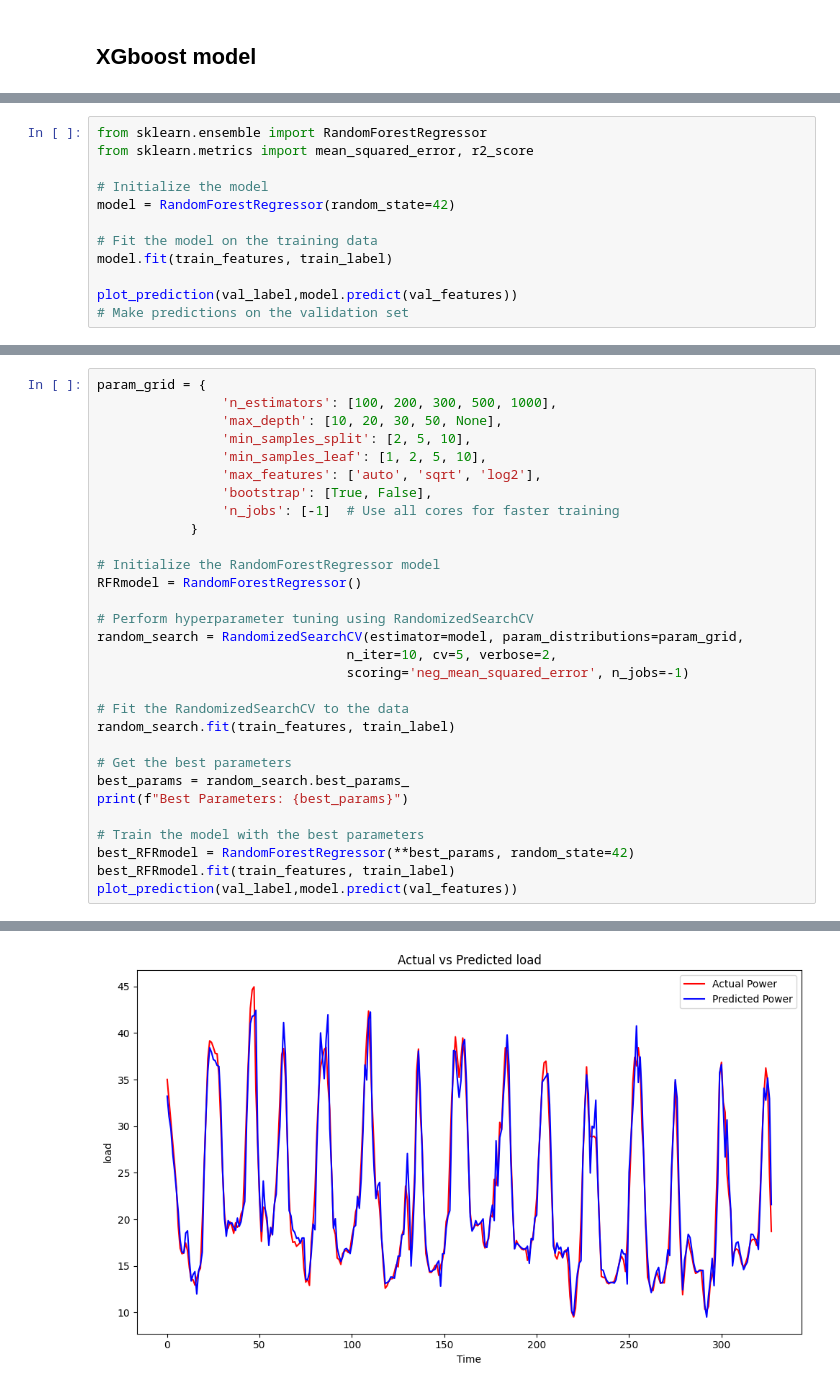
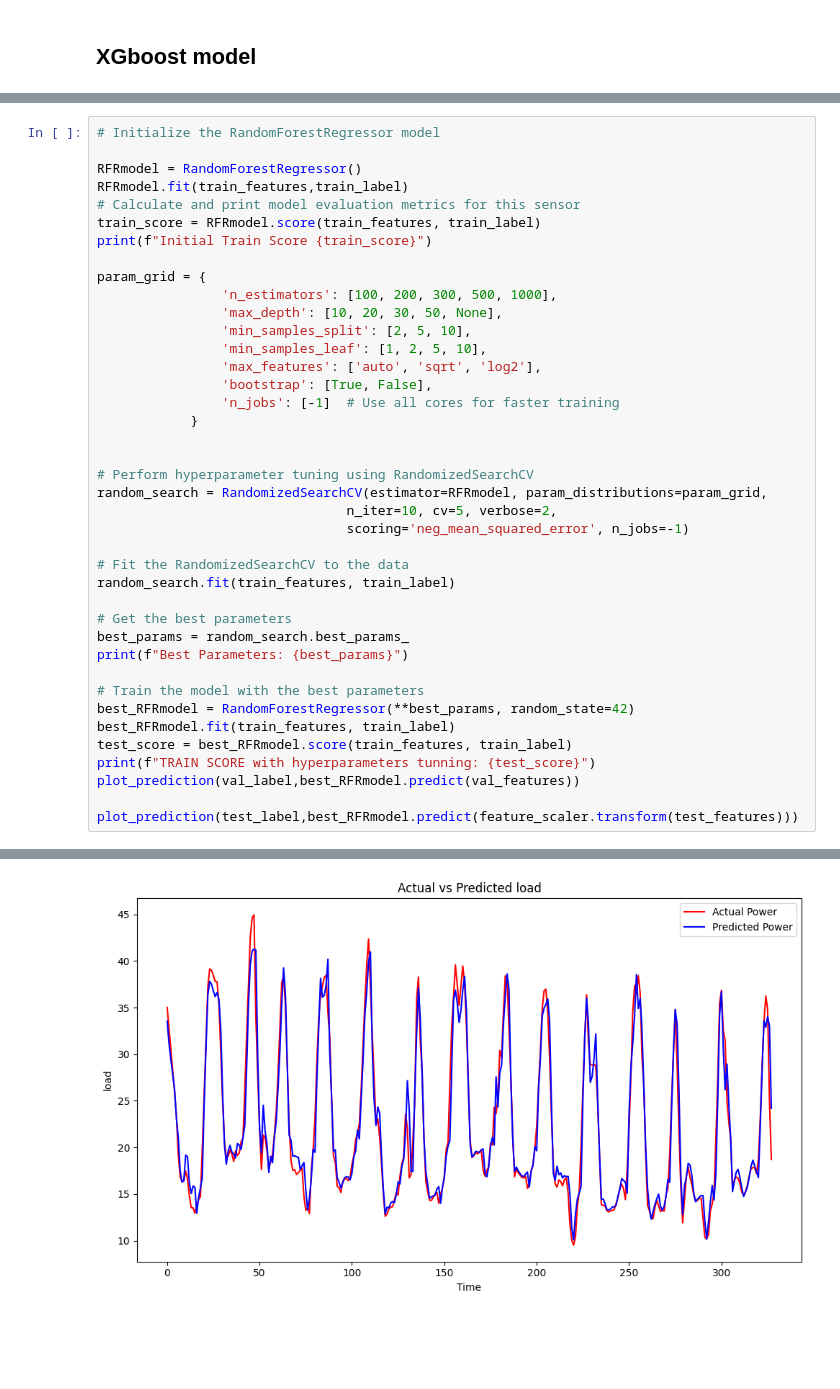
Before and after one commit to Harshvardhan1407/TensorFlow, a Jupyter notebook: load_prediction.ipynb, the cells around one changed output, grey strips where cells are left out. Saved outputs shown, nothing was run; the diff lists cells and outputs as text; blank space fills up the shorter version.

Commit message:
load prediction

```diff
--- a/load_prediction.ipynb
+++ b/load_prediction.ipynb
@@ -988,12 +910,0 @@ Stacked Model R² Score: 0.5424102528257224
-# %%
-from sklearn.ensemble import RandomForestRegressor
-from sklearn.metrics import mean_squared_error, r2_score
-
-# Initialize the model
-model = RandomForestRegressor(random_state=42)
-
-# Fit the model on the training data
-model.fit(train_features, train_label)
-
-plot_prediction(val_label,model.predict(val_features))
-# Make predictions on the validation set
@@ -1006,4 +913,12 @@ R-squared: 0.9530859840571774
 # %%
+# Initialize the RandomForestRegressor model
+
+RFRmodel = RandomForestRegressor()
+RFRmodel.fit(train_features,train_label)
+# Calculate and print model evaluation metrics for this sensor
+train_score = RFRmodel.score(train_features, train_label)
+print(f"Initial Train Score {train_score}")
+
 param_grid = {
                 'n_estimators': [100, 200, 300, 500, 1000],
                 'max_depth': [10, 20, 30, 50, None],
@@ -1014,11 +929,9 @@ param_grid = {
                 'n_jobs': [-1]  # Use all cores for faster training
             }
 
-# Initialize the RandomForestRegressor model
-RFRmodel = RandomForestRegressor()
 
 # Perform hyperparameter tuning using RandomizedSearchCV
-random_search = RandomizedSearchCV(estimator=model, param_distributions=param_grid,
+random_search = RandomizedSearchCV(estimator=RFRmodel, param_distributions=param_grid,
                                 n_iter=10, cv=5, verbose=2,
                                 scoring='neg_mean_squared_error', n_jobs=-1)
 
@@ -1032,5 +945,9 @@ print(f"Best Parameters: {best_params}")
 # Train the model with the best parameters
 best_RFRmodel = RandomForestRegressor(**best_params, random_state=42)
 best_RFRmodel.fit(train_features, train_label)
-plot_prediction(val_label,model.predict(val_features))
+test_score = best_RFRmodel.score(train_features, train_label)
+print(f"TRAIN SCORE with hyperparameters tunning: {test_score}")
+plot_prediction(val_label,best_RFRmodel.predict(val_features))
+
+plot_prediction(test_label,best_RFRmodel.predict(feature_scaler.transform(test_features)))
 # %% [output]
@@ -1044 +963 @@ R-squared: 0.9530859840571774
-[figure, old version]
+[figure, new version]
```
Also changed, not shown: parts of 57 cells of this notebook.
